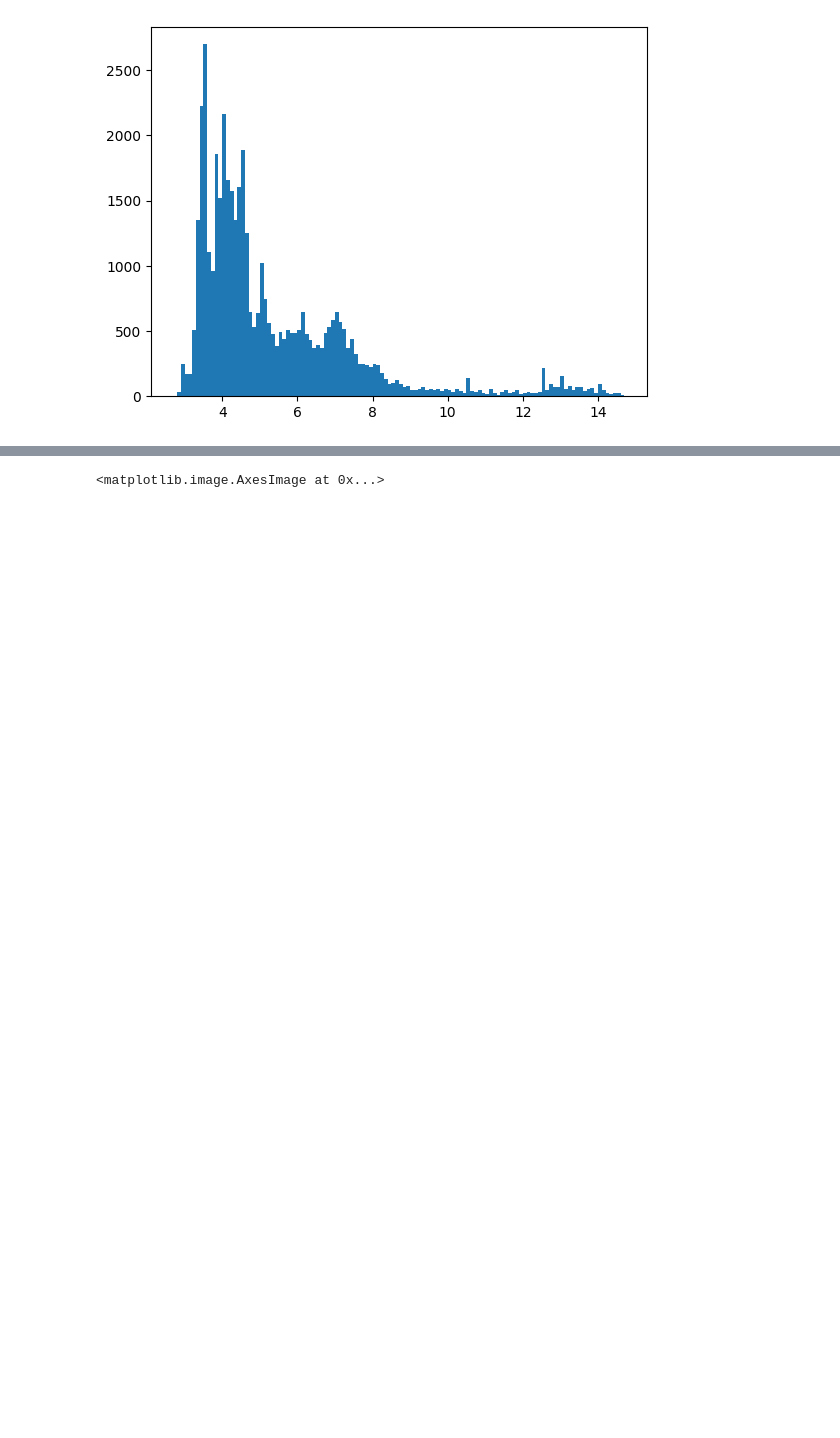
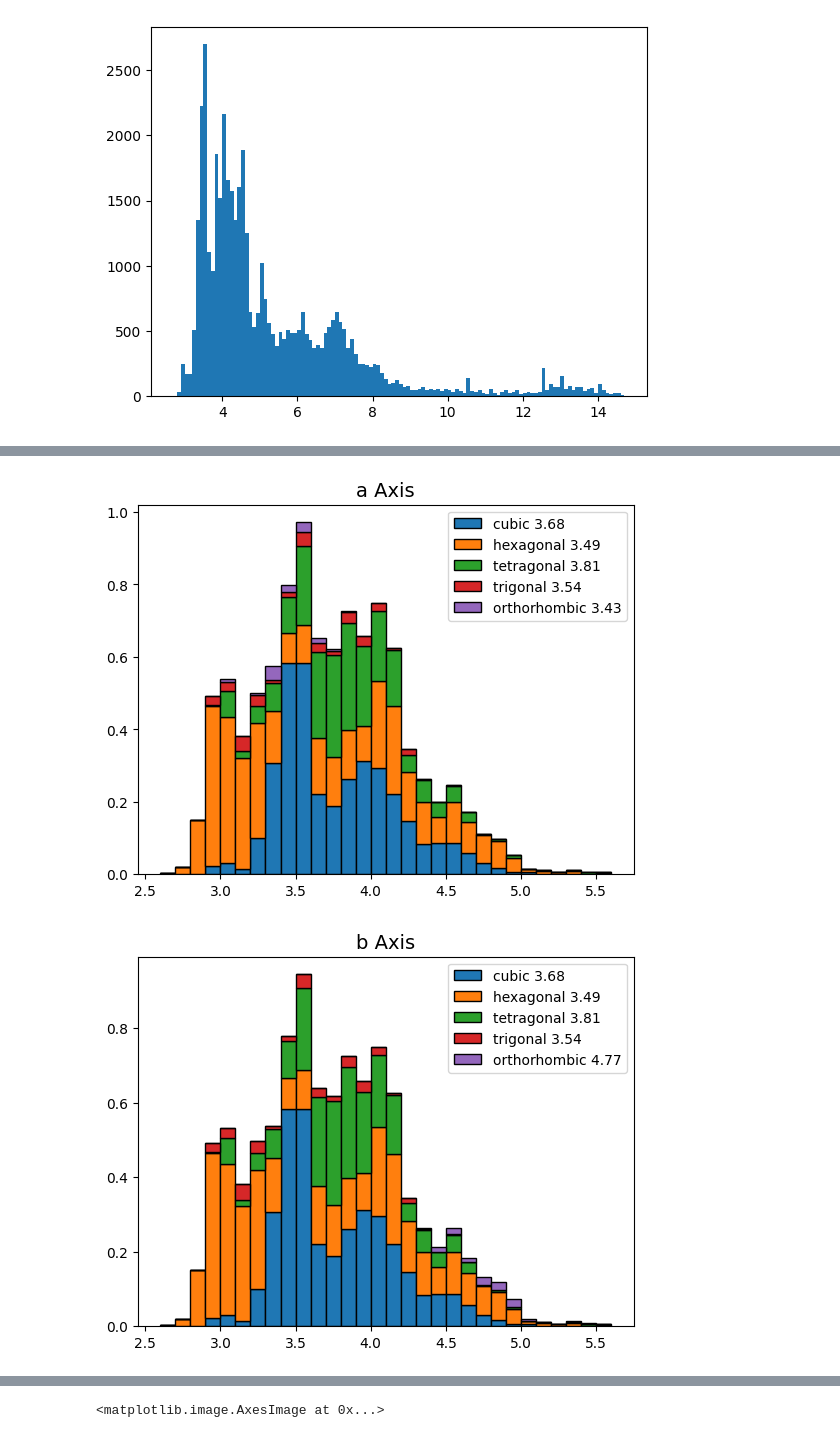
Before and after one commit to smglsn12/EDiffCrystals, a Jupyter notebook: notebooks/Predict_experimental_patterns.ipynb, the cells around one changed output, grey strips where cells are left out. Saved outputs shown, nothing was run; the diff lists cells and outputs as text; code cells hidden in the pictures; blank space fills up the shorter version.

```diff
--- a/notebooks/Predict_experimental_patterns.ipynb
+++ b/notebooks/Predict_experimental_patterns.ipynb
@@ -1554,0 +486,6 @@ temp[0].savefig('test')
+# %%
+diff_analysis.visualize_lattice_distributions(im_shape = (256,256), lattice_params = ['a', 'b', 'c'],
+                                             crystal_systems = ('cubic', 'hexagonal', 'tetragonal', 'trigonal', 'orthorhombic'))
+# %% [output]
+[figure, added]
+[figure, added]
```
Also changed, not shown: parts of 85 cells of this notebook.
